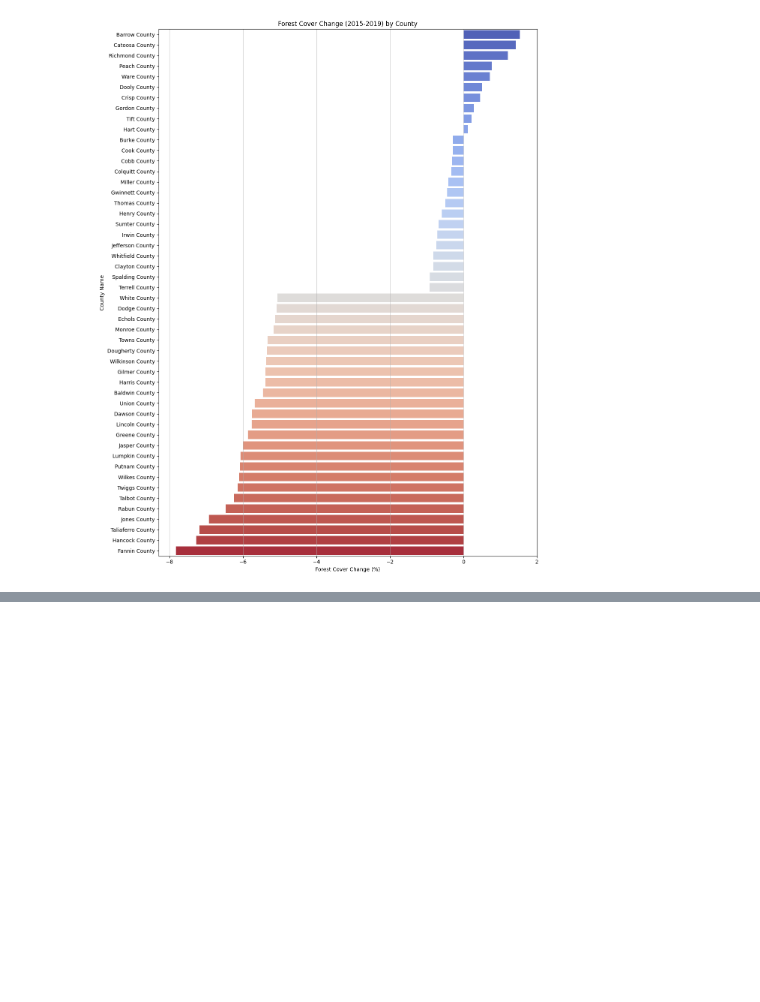
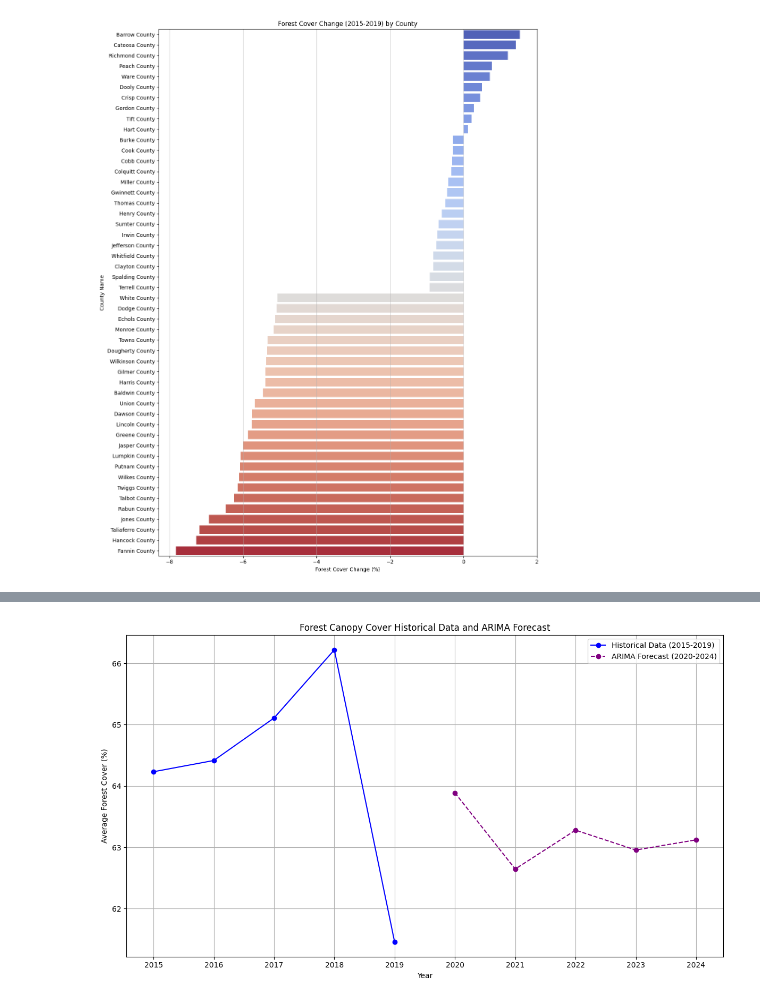
Before and after one commit to Sampreethi66/cloud, a Jupyter notebook: team/2025/savar/Copy_of_Run_Models_savar (2).ipynb, the cells around one changed output, grey strips where cells are left out. Cells and saved outputs as stored; diff of their text form; code cells hidden in the pictures; blank space fills up the shorter version.

```diff
--- a/team/2025/savar/Copy_of_Run_Models_savar (2).ipynb
+++ b/team/2025/savar/Copy_of_Run_Models_savar (2).ipynb
@@ -4086,0 +4389,10 @@ plt.show()
+# %%
+# Forecast for the next 5 years using the fitted ARIMA model
+if arima_result:
+    arima_forecast = arima_result.forecast(steps=5)
+
+    print("\nARIMA Forecast for the next 5 years:")
+    display(arima_forecast)
+else:
+    print("\nARIMA model fitting failed, cannot generate forecast.")
+    arima_forecast = None
@@ -4086,0 +4408,28 @@ plt.show()
+# %%
+import matplotlib.pyplot as plt
+import pandas as pd
+
+# Assuming average_yearly_forest_cover and arima_forecast are available
+
+plt.figure(figsize=(12, 7))
+
+# Plot historical data
+plt.plot(average_yearly_forest_cover.index, average_yearly_forest_cover['Forest_Cover'], marker='o', linestyle='-', color='blue', label='Historical Data (2015-2019)')
+
+# Plot ARIMA forecast
+if arima_forecast is not None:
+    # The index of arima_forecast is already in DatetimeIndex format, convert to year for plotting
+    plt.plot(arima_forecast.index.year, arima_forecast.values, marker='o', linestyle='--', color='purple', label='ARIMA Forecast (2020-2024)')
+
+plt.title('Forest Canopy Cover Historical Data and ARIMA Forecast')
+plt.xlabel('Year')
+plt.ylabel('Average Forest Cover (%)')
+plt.grid(True)
+plt.legend()
+# Set x-ticks to include all years from historical data start to forecast end
+all_years = pd.concat([average_yearly_forest_cover.reset_index()['Year'], pd.Series(arima_forecast.index.year)]).unique()
+plt.xticks(all_years)
+plt.tight_layout()
+plt.show()
+# %% [output]
+[figure, added]
```
Also changed, not shown: parts of 28 cells of this notebook, 1 other file.
